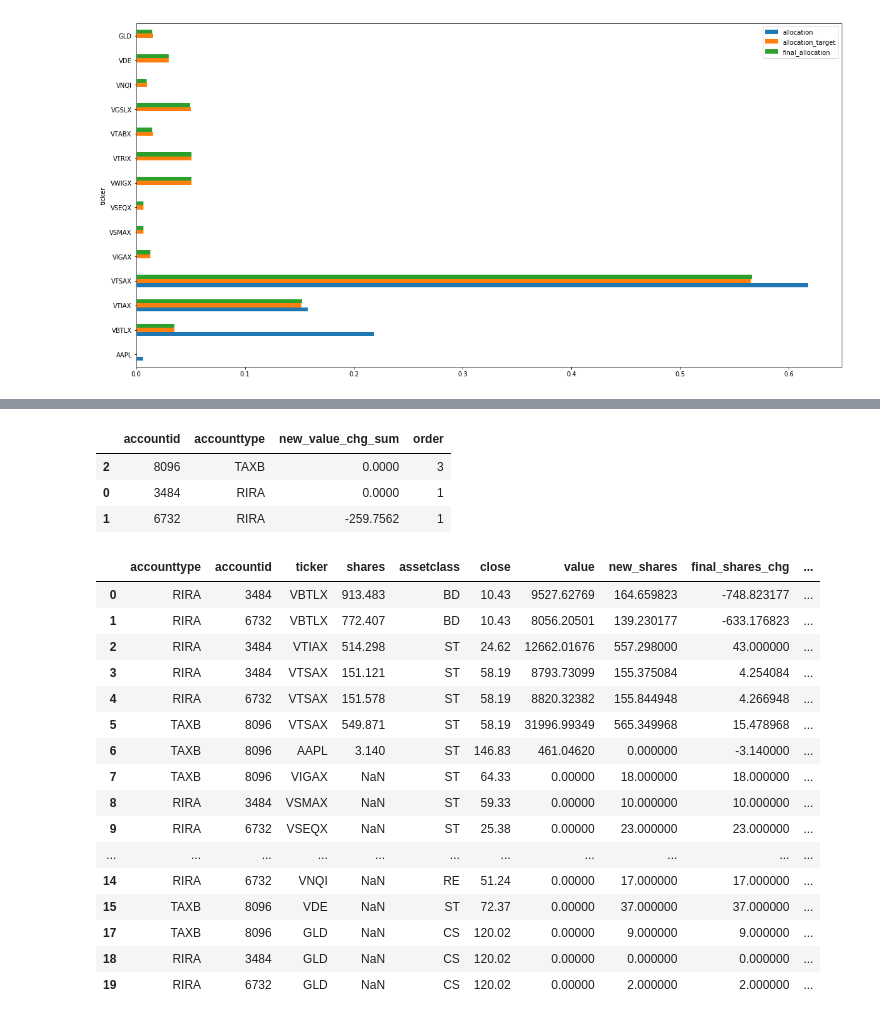
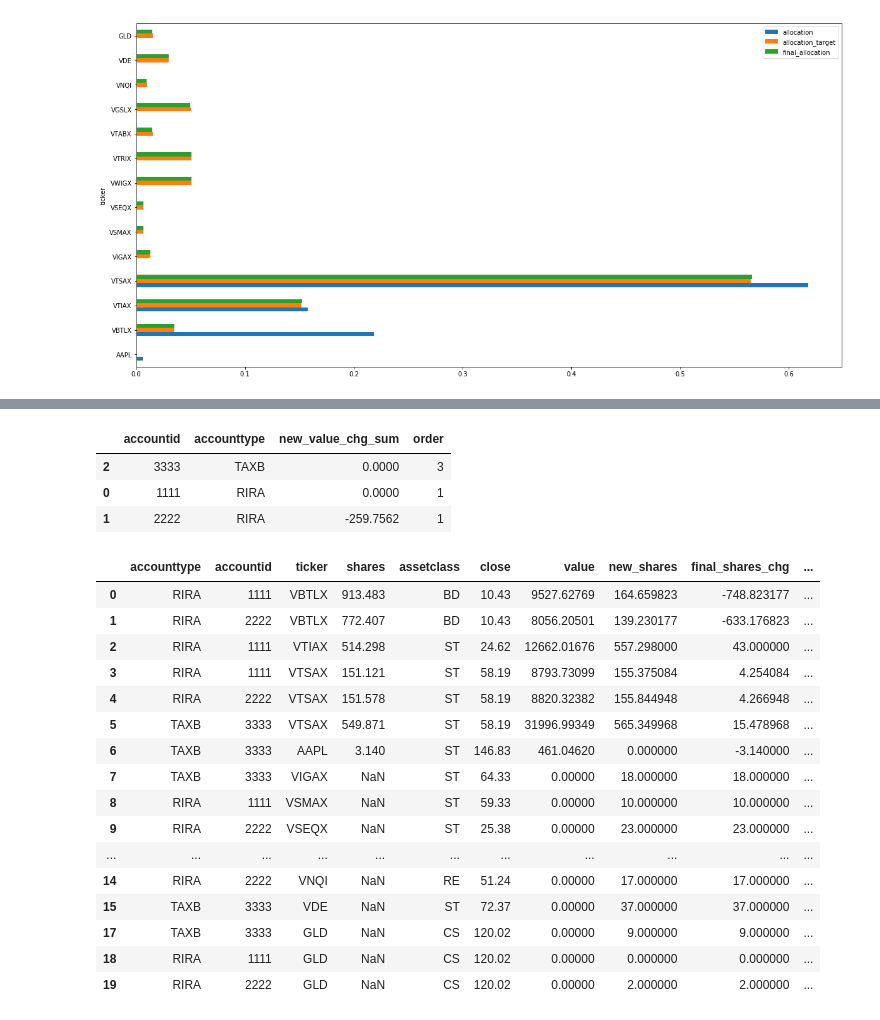
Before and after one commit to pogoetic/rebalance, a Jupyter notebook: portfolio_rebalance_post.ipynb, the cells around one changed output, grey strips where cells are left out. Drawn from its saved outputs; the diff is of its cells as text; code cells hidden in the pictures.

```diff
--- a/portfolio_rebalance_post.ipynb
+++ b/portfolio_rebalance_post.ipynb
@@ -76,13 +76,13 @@ positions_t = [['VTSAX',0.5652,'ST'],
 
 #set our current portfolio
 columns_c = ['accounttype','accountid','lastrebaldate','ticker','assetclass','basisdate','costbasis','shares']
-positions_c = [['RIRA','3484','2018-11-16','VBTLX','BD','2018-11-16',1,913.483],
-             ['RIRA','3484','2018-11-16','VTIAX','ST','2018-11-16',1,514.298],
-             ['RIRA','3484','2018-11-16','VTSAX','ST','2018-11-16',10,151.121],
-             ['RIRA','6732','2018-11-16','VBTLX','BD','2018-11-16',1,772.407],
-             ['RIRA','6732','2018-11-16','VTSAX','ST','2018-11-16',20,151.578],
-             ['TAXB','8096','2018-11-16','AAPL','ST','2018-11-16',1,3.14],
-             ['TAXB','8096','2018-11-16','VTSAX','ST','2018-11-16',10,549.871]]
+positions_c = [['RIRA','1111','2018-11-16','VBTLX','BD','2018-11-16',1,913.483],
+             ['RIRA','1111','2018-11-16','VTIAX','ST','2018-11-16',1,514.298],
+             ['RIRA','1111','2018-11-16','VTSAX','ST','2018-11-16',10,151.121],
+             ['RIRA','2222','2018-11-16','VBTLX','BD','2018-11-16',1,772.407],
+             ['RIRA','2222','2018-11-16','VTSAX','ST','2018-11-16',20,151.578],
+             ['TAXB','3333','2018-11-16','AAPL','ST','2018-11-16',1,3.14],
+             ['TAXB','3333','2018-11-16','VTSAX','ST','2018-11-16',10,549.871]]
 # %%
 #lookup table for account type abbreviations
 accounttypes = {'TAXB':'Taxable Brokerage', '401K':'401k', 'RIRA':'Roth-IRA', 'TIRA':'Traditional-IRA'}
@@ -315,6 +371,8 @@ if len(port[port.accounttype.isnull()])>0: #if we have none, skip this step
     acctsdf = pd.merge(acctsdf,actype_sortorder,how='left',left_on='accounttype',right_on='accounttype')
     #We make a consequential assumption here that any new_money_in will be allocated 100% in one of the Taxable accounts (first in list).
     #if you have a Roth-IRA which has not met its contribution limits for the year, it may be preferrential to distribute the funds there first.
+    #IF YOU HAVE NO TAXABLE ACCOUNT AND YOU WISH TO REBALANCE WITH new_money_in > 0 this will cause errors - so we assert here:
+    assert(new_money_in == 0 or (len(acctsdf[acctsdf.accounttype == 'TAXB'])>0 and new_money_in > 0))
     min_idx = acctsdf[acctsdf.accounttype == 'TAXB'].index.min()
     acctsdf.loc[min_idx,'new_value_chg_sum'] = acctsdf.loc[min_idx,'new_value_chg_sum'] - new_money_in
     #only return accounts that have space
@@ -329,7 +387,7 @@ if len(port[port.accounttype.isnull()])>0: #if we have none, skip this step
     while loop < 2:
         loop+=1
         #loop through orphaned tickers and place them in accounts until all assets are allocated or we are forced to split a security across accounts
-        #  in this loop we do not allow tax-inefficient assets to wind up in Taxable accounts
+        #  in the first loop we do not allow tax-inefficient assets to wind up in Taxable accounts, in the second loop we relax this constraint
         for index, row in dport[dport.accounttype.isnull()].sort_values(['order','new_value_chg'],ascending=[True,False]).iterrows():
             #loop through accounts and place the assets
             for i, r in acctsdf.iterrows():
@@ -354,10 +412,13 @@ if len(port[port.accounttype.isnull()])>0: #if we have none, skip this step
                 else:
                     print(' {} {} does not fit in {}-{}'.format(row.ticker,row.new_value_chg,aid,atype))
 
+    print('\nLets see what remains in our accounts after 2 loops . . .')
+    display(acctsdf)
+
     #Here we are forced to split a security across multiple accounts because no one account can fit it
     #  in this loop we allow tax-inefficient assets to wind up in Taxable accounts, but only as a last resort
     if len(dport[dport.accounttype.isnull()])>0:
-        print('\nSplitting remaining securities across accounts . . .')
+        print('Splitting remaining securities across accounts . . .')
         #loop through accounts and place portions of asset in each, create a new row in the df for each placement.
         for index, row in dport[dport.accounttype.isnull()].sort_values(['order','new_value_chg'],ascending=[True,False]).iterrows():
             final_shares_chg = row.final_shares_chg
@@ -421,35 +490,36 @@ if acctsdf is not None:
     display(acctsdf)
 # %% [output]
 |  | accountid | accounttype | new_value_chg_sum | order |
-| 2 | 8096 | TAXB | 0.0000 | 3 |
-| 0 | 3484 | RIRA | 0.0000 | 1 |
-| 1 | 6732 | RIRA | -259.7562 | 1 |
+| 2 | 3333 | TAXB | 0.0000 | 3 |
+| 0 | 1111 | RIRA | 0.0000 | 1 |
+| 1 | 2222 | RIRA | -259.7562 | 1 |
 # %%
 #Review our final portfolio with recommended buys/sells in 'final_shares_chg' column
 if dport is not None:
     #Cleanup
     dport.drop(columns=['order'],inplace=True)
     dport = dport[['accounttype','accountid','ticker','shares','assetclass','close','value','new_shares','final_shares_chg','new_value','new_value_chg','final_allocation']]
     display(dport)
 else:
+    port = port[['accounttype','accountid','ticker','shares','assetclass','close','value','new_shares','final_shares_chg','new_value','new_value_chg','final_allocation']]
     display(port)
 # %% [output]
 |  | accounttype | accountid | ticker | shares | assetclass | close | value | new_shares | final_shares_chg | ... |
-| 0 | RIRA | 3484 | VBTLX | 913.483 | BD | 10.43 | 9527.62769 | 164.659823 | -748.823177 | ... |
-| 1 | RIRA | 6732 | VBTLX | 772.407 | BD | 10.43 | 8056.20501 | 139.230177 | -633.176823 | ... |
-| 2 | RIRA | 3484 | VTIAX | 514.298 | ST | 24.62 | 12662.01676 | 557.298000 | 43.000000 | ... |
-| 3 | RIRA | 3484 | VTSAX | 151.121 | ST | 58.19 | 8793.73099 | 155.375084 | 4.254084 | ... |
-| 4 | RIRA | 6732 | VTSAX | 151.578 | ST | 58.19 | 8820.32382 | 155.844948 | 4.266948 | ... |
-| 5 | TAXB | 8096 | VTSAX | 549.871 | ST | 58.19 | 31996.99349 | 565.349968 | 15.478968 | ... |
-| 6 | TAXB | 8096 | AAPL | 3.140 | ST | 146.83 | 461.04620 | 0.000000 | -3.140000 | ... |
-| 7 | TAXB | 8096 | VIGAX | NaN | ST | 64.33 | 0.00000 | 18.000000 | 18.000000 | ... |
-| 8 | RIRA | 3484 | VSMAX | NaN | ST | 59.33 | 0.00000 | 10.000000 | 10.000000 | ... |
-| 9 | RIRA | 6732 | VSEQX | NaN | ST | 25.38 | 0.00000 | 23.000000 | 23.000000 | ... |
+| 0 | RIRA | 1111 | VBTLX | 913.483 | BD | 10.43 | 9527.62769 | 164.659823 | -748.823177 | ... |
+| 1 | RIRA | 2222 | VBTLX | 772.407 | BD | 10.43 | 8056.20501 | 139.230177 | -633.176823 | ... |
+| 2 | RIRA | 1111 | VTIAX | 514.298 | ST | 24.62 | 12662.01676 | 557.298000 | 43.000000 | ... |
+| 3 | RIRA | 1111 | VTSAX | 151.121 | ST | 58.19 | 8793.73099 | 155.375084 | 4.254084 | ... |
+| 4 | RIRA | 2222 | VTSAX | 151.578 | ST | 58.19 | 8820.32382 | 155.844948 | 4.266948 | ... |
+| 5 | TAXB | 3333 | VTSAX | 549.871 | ST | 58.19 | 31996.99349 | 565.349968 | 15.478968 | ... |
+| 6 | TAXB | 3333 | AAPL | 3.140 | ST | 146.83 | 461.04620 | 0.000000 | -3.140000 | ... |
+| 7 | TAXB | 3333 | VIGAX | NaN | ST | 64.33 | 0.00000 | 18.000000 | 18.000000 | ... |
+| 8 | RIRA | 1111 | VSMAX | NaN | ST | 59.33 | 0.00000 | 10.000000 | 10.000000 | ... |
+| 9 | RIRA | 2222 | VSEQX | NaN | ST | 25.38 | 0.00000 | 23.000000 | 23.000000 | ... |
 | ... | ... | ... | ... | ... | ... | ... | ... | ... | ... | ... |
-| 14 | RIRA | 6732 | VNQI | NaN | RE | 51.24 | 0.00000 | 17.000000 | 17.000000 | ... |
-| 15 | TAXB | 8096 | VDE | NaN | ST | 72.37 | 0.00000 | 37.000000 | 37.000000 | ... |
-| 17 | TAXB | 8096 | GLD | NaN | CS | 120.02 | 0.00000 | 9.000000 | 9.000000 | ... |
-| 18 | RIRA | 3484 | GLD | NaN | CS | 120.02 | 0.00000 | 0.000000 | 0.000000 | ... |
-| 19 | RIRA | 6732 | GLD | NaN | CS | 120.02 | 0.00000 | 2.000000 | 2.000000 | ... |
+| 14 | RIRA | 2222 | VNQI | NaN | RE | 51.24 | 0.00000 | 17.000000 | 17.000000 | ... |
+| 15 | TAXB | 3333 | VDE | NaN | ST | 72.37 | 0.00000 | 37.000000 | 37.000000 | ... |
+| 17 | TAXB | 3333 | GLD | NaN | CS | 120.02 | 0.00000 | 9.000000 | 9.000000 | ... |
+| 18 | RIRA | 1111 | GLD | NaN | CS | 120.02 | 0.00000 | 0.000000 | 0.000000 | ... |
+| 19 | RIRA | 2222 | GLD | NaN | CS | 120.02 | 0.00000 | 2.000000 | 2.000000 | ... |
 # %% [markdown]
 ## Conclusion
```
Also changed, not shown: parts of 7 cells of this notebook, 1 other file.
